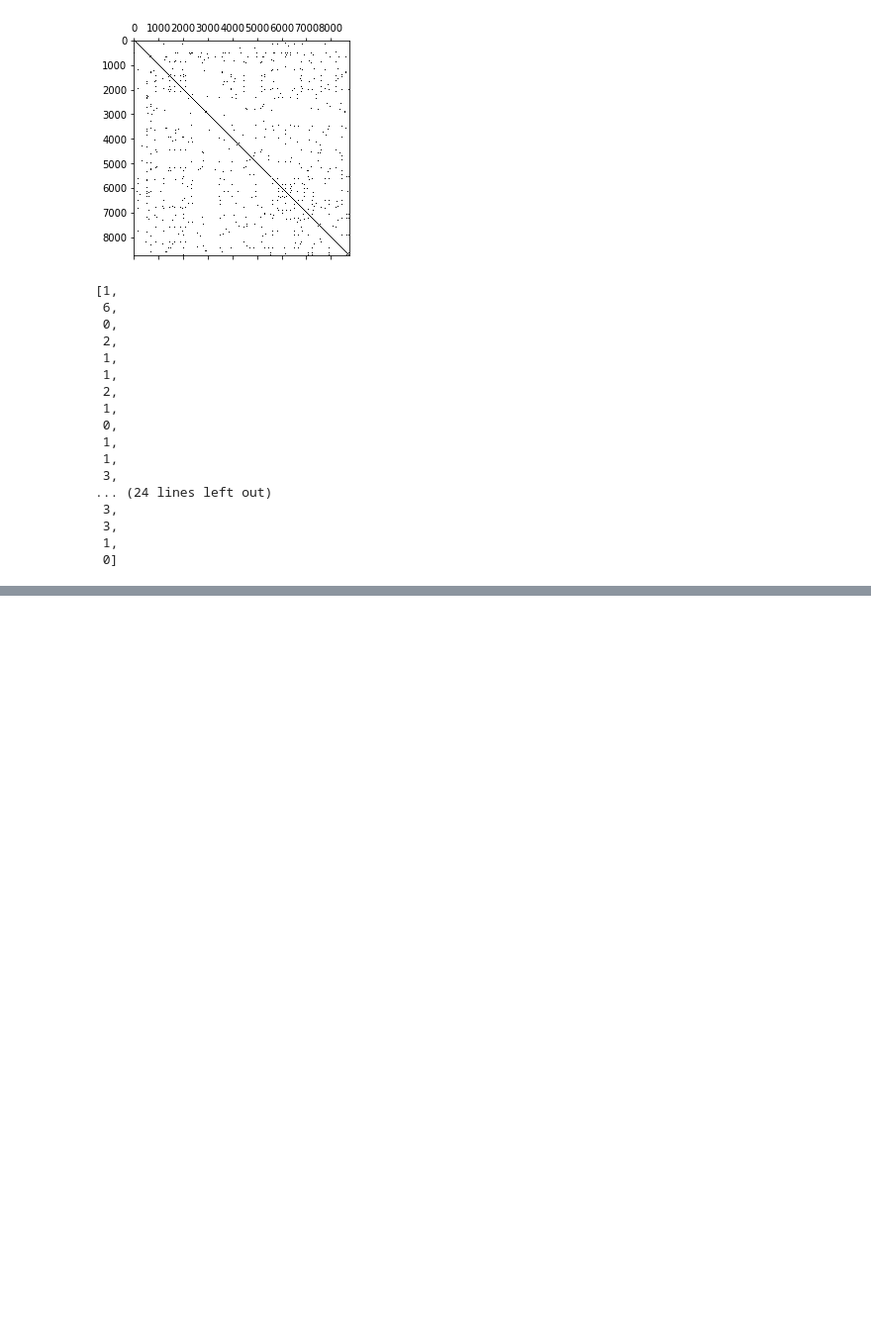
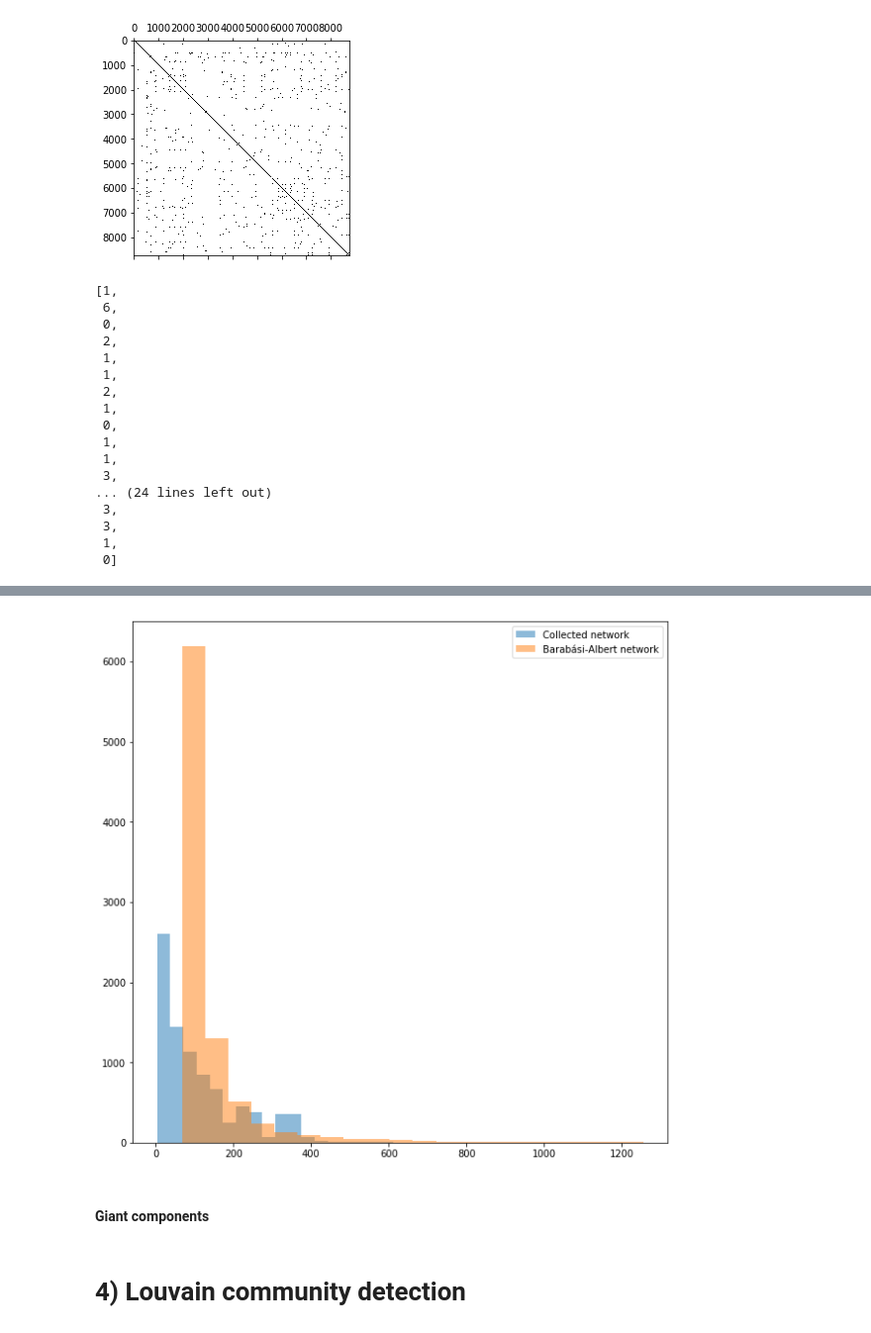
Before and after one commit to armand33/wikipedia_graph, a Jupyter notebook: ntds_project.ipynb, the cells around one changed output, grey strips where cells are left out. Shown: that part at 99% size. Cells and saved outputs as stored; diff of their text form; code cells hidden in the pictures; blank space fills up the shorter version.

```diff
--- a/ntds_project.ipynb
+++ b/ntds_project.ipynb
@@ -252,0 +334,14 @@ cc
+# %%
+ba_degrees = list(dict(ba.degree()).values())
+
+
+plt.hist(degrees_truncated, 20, alpha=0.5, label='Collected network')
+plt.hist(ba_degrees, 20, alpha=0.5, label='Barabási-Albert network')
+plt.legend(loc='upper right')
+plt.show()
+# %% [output]
+[figure, added]
+# %% [markdown]
+#### Giant components
+# %% [markdown]
+# 4) Louvain community detection
```
Also changed, not shown: parts of 43 cells of this notebook.
